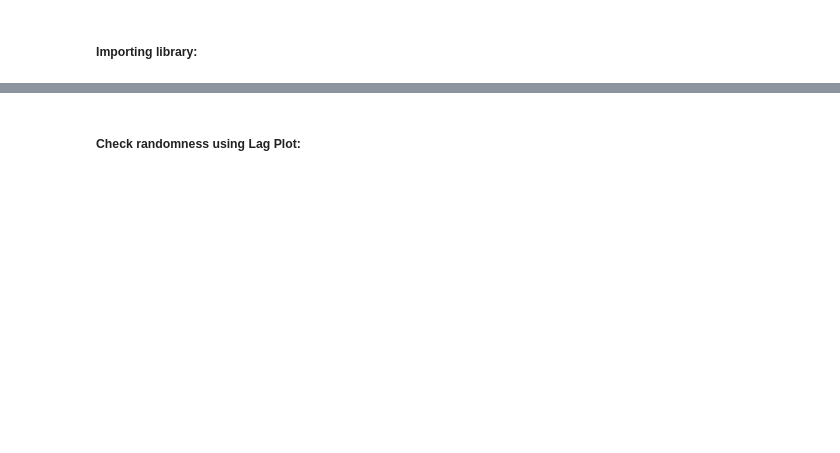
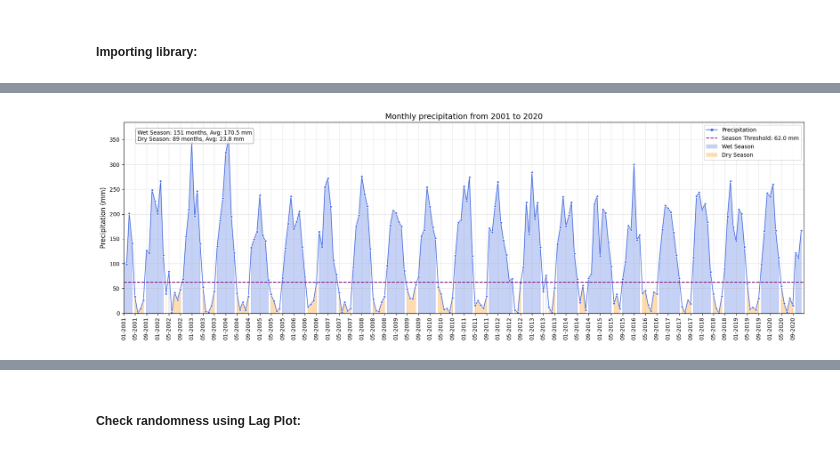
Before and after one commit to Kizza2014/time_series_climate_weather_surface_of_Brazil, a Jupyter notebook: analysis.ipynb, the cells around one changed output, grey strips where cells are left out. Drawn from its saved outputs; the diff is of its cells as text; code cells hidden in the pictures; blank space fills up the shorter version.

```diff
--- a/analysis.ipynb
+++ b/analysis.ipynb
@@ -45,0 +115,68 @@ plt.show()
+# %%
+plt.figure(figsize=(18, 6))
+
+sns.lineplot(x=data["month"], y=data["prcp"], label="Precipitation",
+             color="royalblue", linewidth=1.2, marker='o', markersize=4)
+
+# Thêm đường ngưỡng chuyển mùa
+threshold = 62.0  # Sử dụng giá trị ngưỡng từ GMM
+plt.axhline(y=threshold, color='purple', linestyle='--', linewidth=1.5,
+            label=f'Season Threshold: {threshold:.1f} mm')
+
+# Tạo mảng màu cho vùng mùa mưa và mùa khô
+dates = data["month"]
+values = data["prcp"]
+
+# Tạo mask cho các điểm thuộc mùa mưa và mùa khô
+wet_mask = values > threshold
+dry_mask = values <= threshold
+
+# Tô màu vùng mùa mưa (xanh lam nhạt)
+plt.fill_between(dates, 0, values, where=wet_mask,
+                 color='royalblue', alpha=0.3, label='Wet Season')
+
+# Tô màu vùng mùa khô (cam nhạt)
+plt.fill_between(dates, 0, values, where=dry_mask,
+                 color='darkorange', alpha=0.3, label='Dry Season')
+
+plt.xlim(pd.to_datetime("2001-01-01"), pd.to_datetime("2020-12-31"))
+plt.gca().xaxis.set_major_locator(mdates.MonthLocator(interval=4))
+plt.gca().xaxis.set_major_formatter(mdates.DateFormatter('%m-%Y'))
+plt.xticks(rotation=90)
+
+
+plt.title("Monthly precipitation from 2001 to 2020", fontsize=14)
+plt.xlabel(None)
+plt.ylabel("Precipitation (mm)", fontsize=12)
+plt.grid(True, alpha=0.3)
+
+ymax = max(data["prcp"]) * 1.1
+plt.ylim(0, ymax)
+
+custom_legend = [
+    plt.Line2D([0], [0], color='royalblue', lw=1.2, marker='o', markersize=4, label='Precipitation'),
+    plt.Line2D([0], [0], color='purple', lw=1.5, linestyle='--', label=f'Season Threshold: {threshold:.1f} mm'),
+    plt.Rectangle((0,0), 1, 1, fc='royalblue', alpha=0.3, label='Wet Season'),
+    plt.Rectangle((0,0), 1, 1, fc='darkorange', alpha=0.3, label='Dry Season')
+]
+
+wet_months_count = wet_mask.sum()
+dry_months_count = dry_mask.sum()
+wet_avg = values[wet_mask].mean()
+dry_avg = values[dry_mask].mean()
+
+plt.legend(handles=custom_legend, loc='upper right')
+
+stats_text = (
+    f"Wet Season: {wet_months_count} months, Avg: {wet_avg:.1f} mm\n"
+    f"Dry Season: {dry_months_count} months, Avg: {dry_avg:.1f} mm"
+)
+plt.annotate(stats_text, xy=(0.02, 0.96), xycoords='axes fraction',
+             bbox=dict(boxstyle="round,pad=0.3", fc="white", ec="gray", alpha=0.8),
+             fontsize=10, ha='left', va='top')
+
+plt.tight_layout()
+# plt.savefig('precipitation_seasons_gaussian.png', dpi=300)
+plt.show()
+# %% [output]
+[figure, added]
```
Also changed, not shown: parts of 48 cells of this notebook, 16 other files.
